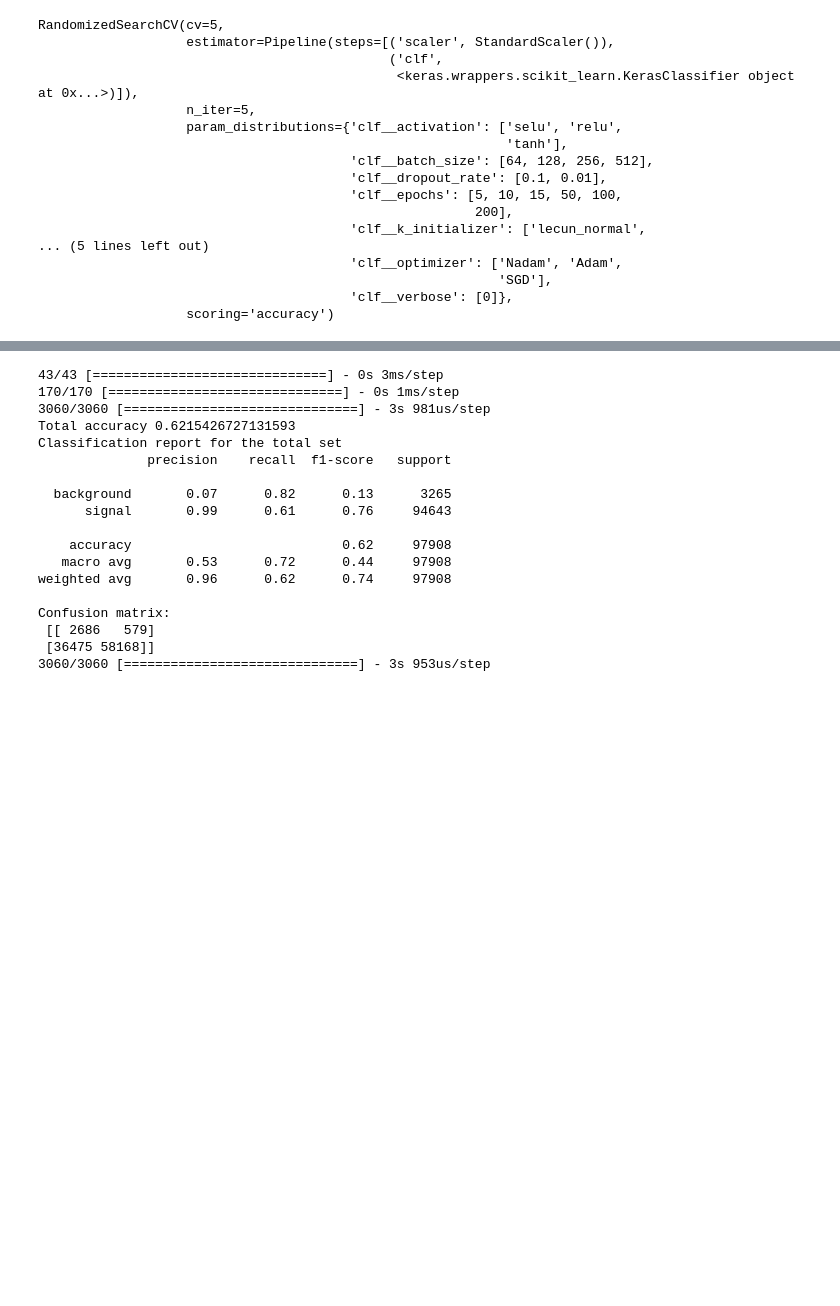
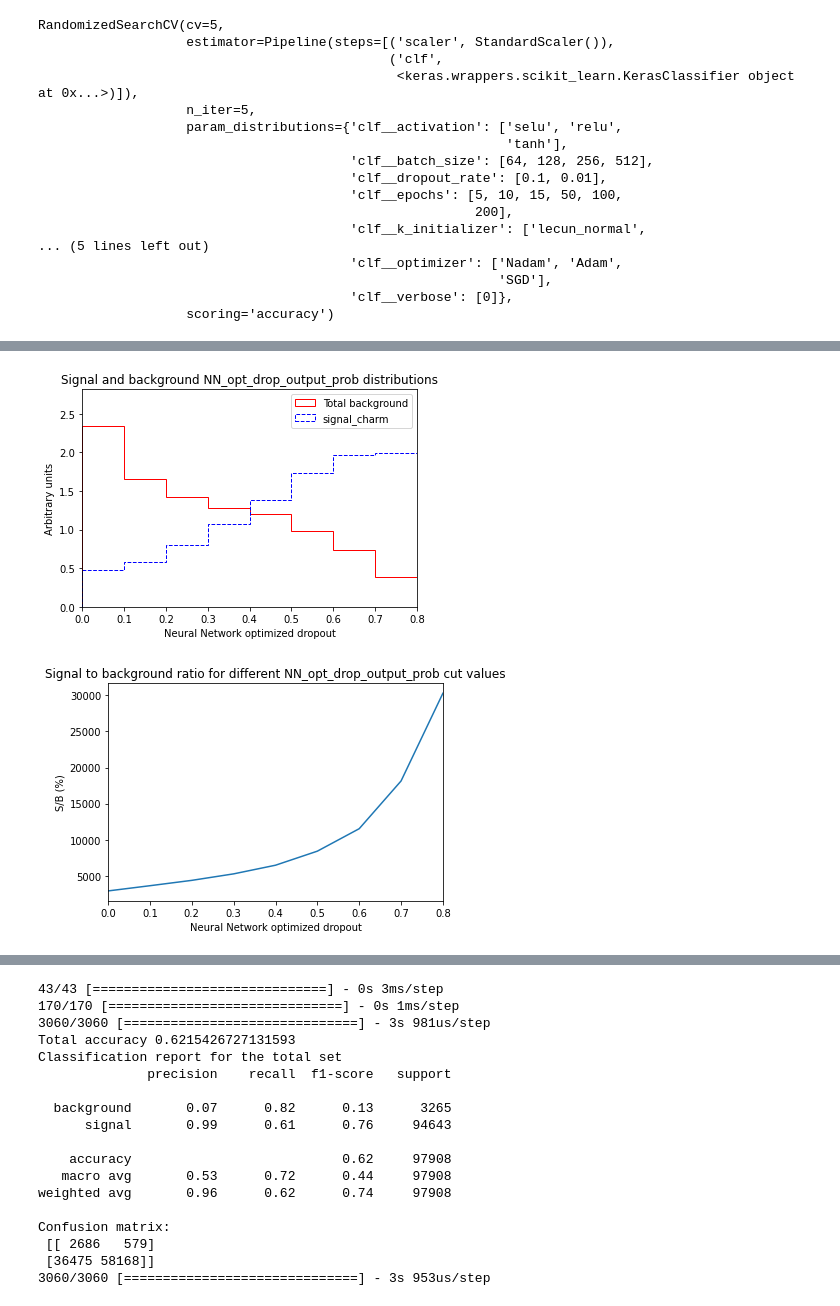
Before and after one commit to mghasemi19/TopFC, a Jupyter notebook: BDT_weight/NN_TopFC_main_bkg_analysis.ipynb, the cells around one changed output, grey strips where cells are left out. Saved outputs shown, nothing was run; the diff lists cells and outputs as text; code cells hidden in the pictures; blank space fills up the shorter version.

```diff
--- a/BDT_weight/NN_TopFC_main_bkg_analysis.ipynb
+++ b/BDT_weight/NN_TopFC_main_bkg_analysis.ipynb
@@ -595,0 +734,24 @@ RandomizedSearchCV(cv=5,
+# %%
+# add TF NN probability
+y_tot_prob_NN_opt_drop = drop_model.predict(scaler.transform(X))
+y_tot_NN_opt_drop = drop_model.predict(scaler.transform(X)).round()
+
+cumulative_events = 0 # start counter for total number of events for which output is saved
+for key in filename.keys(): # loop over samples
+    df[key]['NN_opt_drop_output_prob'] = y_tot_prob_NN_opt_drop[cumulative_events:cumulative_events+len(df[key])]
+    df[key]['NN_opt_drop_output'] = y_tot_NN_opt_drop[cumulative_events:cumulative_events+len(df[key])]
+    cumulative_events += len(df[key]) # increment counter for total number of events
+    #print(df[key]['NN_output']) # print the dataframe column NN_output
+
+# probability and significance plots
+NN_opt_drop_output_prob = { # dictionary containing plotting parameters for the mllll histogram
+    # change plotting parameters
+    'bin_width':0.1, # width of each histogram bin
+    'num_bins':8, # number of histogram bins
+    'xrange_min':0, # minimum on x-axis
+    'xlabel':'Neural Network optimized dropout', # x-axis label
+}
+
+SoverB_hist_dict = {'NN_opt_drop_output_prob':NN_opt_drop_output_prob}
+plot_SoverB(df, SoverB_hist_dict)
+# %% [output]
@@ -596,3 +760,5 @@ RandomizedSearchCV(cv=5,
+[figure, added]
+[figure, added]
 # %%
 inputs = Input(shape=(NDIM,), name = 'input')
 hidden1 = Dense(128, name = 'hidden1', kernel_initializer='lecun_normal', activation='selu')(inputs)
```
Also changed, not shown: parts of 13 cells of this notebook, 3 other files.
